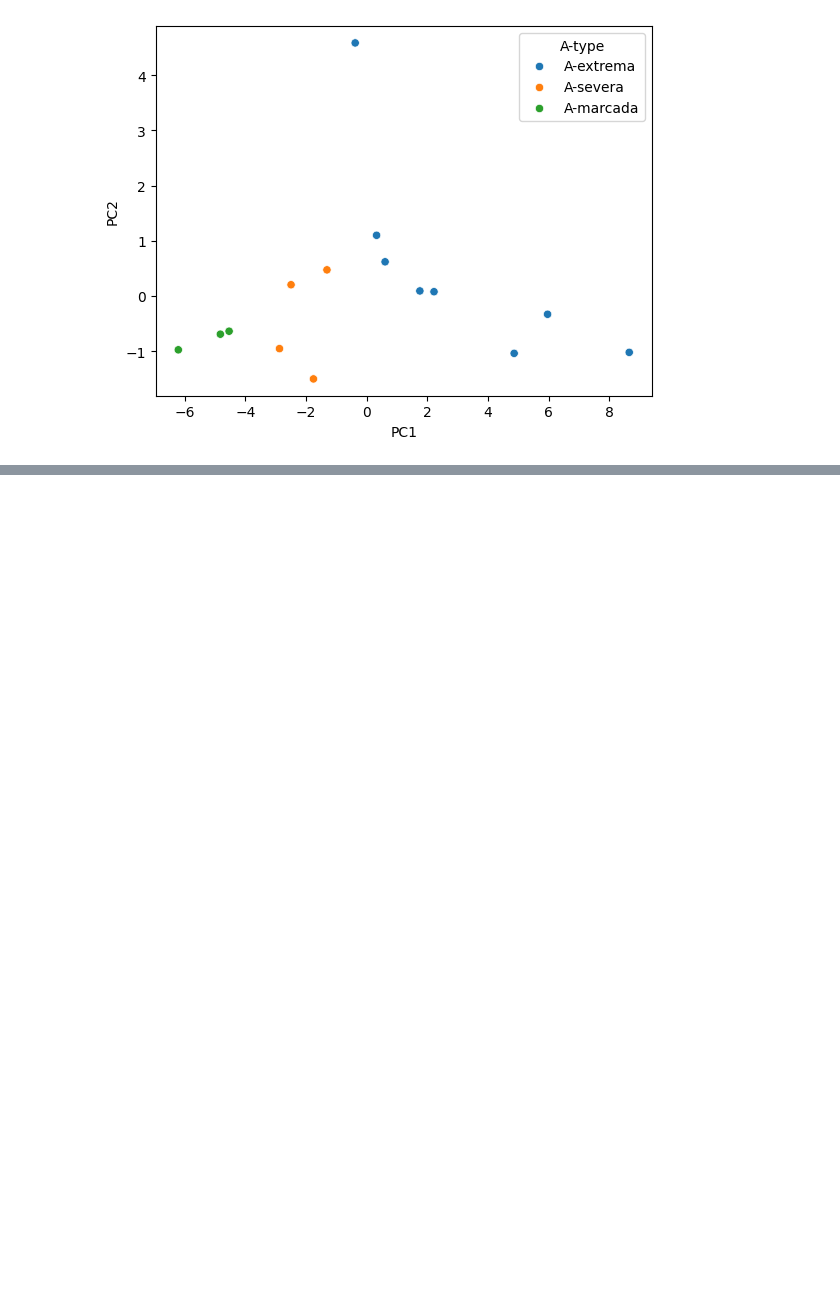
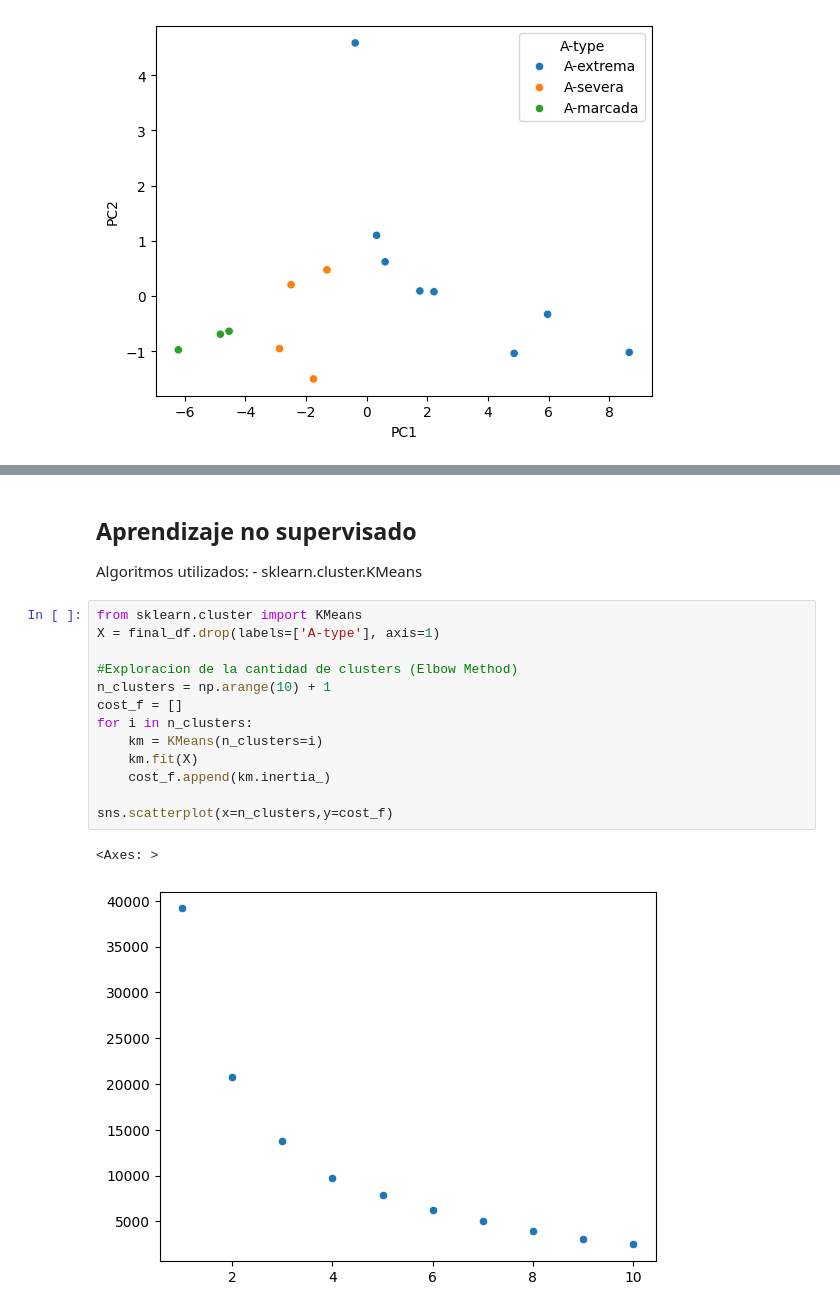
Before and after one commit to FeD7791/ISRA_project, a Jupyter notebook: project.ipynb, the cells around one changed output, grey strips where cells are left out. Drawn from its saved outputs; the diff is of its cells as text; blank space fills up the shorter version.

```diff
--- a/project.ipynb
+++ b/project.ipynb
@@ -68,0 +121,21 @@ sns.scatterplot(data=X_pca,x='PC1',y='PC2',hue=y)
+# %% [markdown]
+## Aprendizaje no supervisado
+
+Algoritmos utilizados:
+    - sklearn.cluster.KMeans
+# %%
+from sklearn.cluster import KMeans
+X = final_df.drop(labels=['A-type'], axis=1)
+
+#Exploracion de la cantidad de clusters (Elbow Method)
+n_clusters = np.arange(10) + 1
+cost_f = []
+for i in n_clusters:
+    km = KMeans(n_clusters=i)
+    km.fit(X)
+    cost_f.append(km.inertia_)
+
+sns.scatterplot(x=n_clusters,y=cost_f)
+# %% [output]
+<Axes: >
+[figure, added]
```
Also changed, not shown: parts of 8 cells of this notebook, 1 other file.
